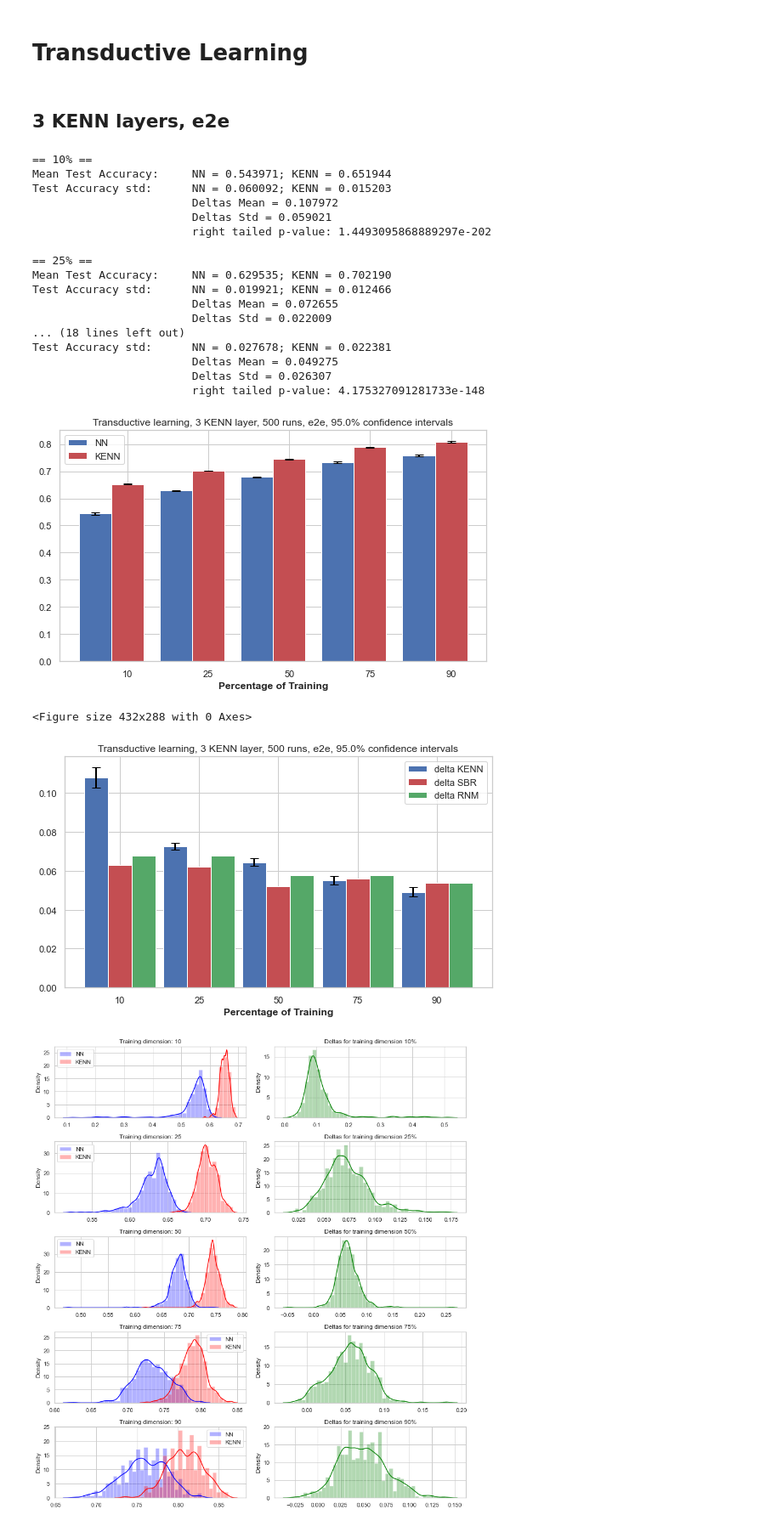
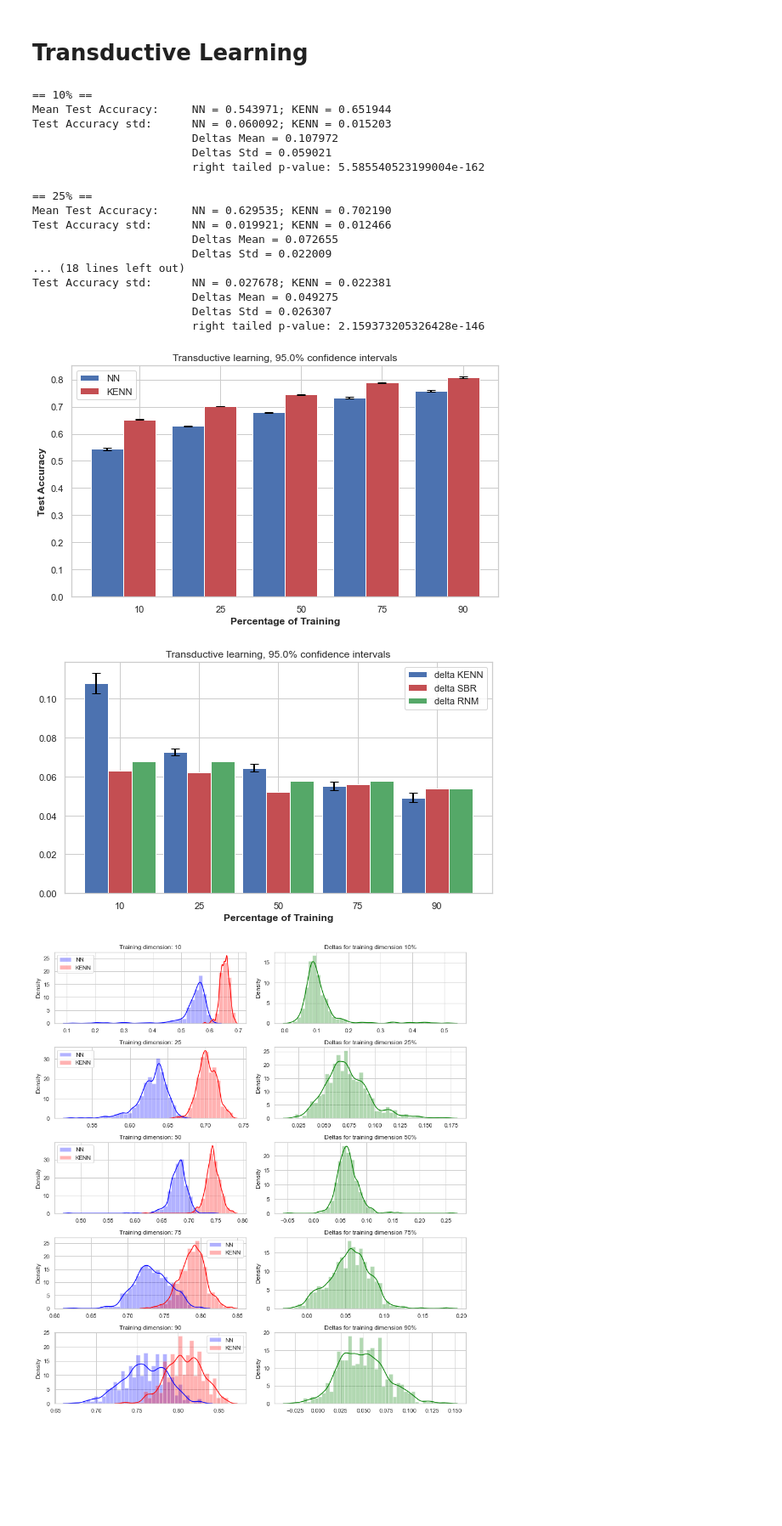
Before and after one commit to rmazzier/KENN-Citeseer-Experiments, a Jupyter notebook: final_results.ipynb, the cells around one changed output. Shown at 85% size. Cells and saved outputs as stored; diff of their text form; code cells hidden in the pictures; blank space fills up the shorter version.

```diff
--- a/final_results.ipynb
+++ b/final_results.ipynb
@@ -56,3 +46,0 @@ plot_histograms(history_inductive, 'history_inductive', bw=0.6, bins=40)
-# %%
-with open('results/greedy/results_inductive_500_g','rb') as input:
-    history_inductive_g = pickle.load(input)
@@ -96,7 +47,5 @@ plot_histograms(history_inductive_g, 'history_inductive_g', bw=0.6, bins=40)
 # %% [markdown]
 # Transductive Learning
-# %% [markdown]
-## 3 KENN layers, e2e
 # %%
 with open('results/e2e/results_transductive_500','rb') as input:
     history_transductive = pickle.load(input)
@@ -107,32 +52,31 @@ with open('results/e2e/results_transductive_500','rb') as input:
 # %%
 conf= 0.95
 
 print_and_plot_results(
     history_transductive,
-    plot_title="Transductive learning, 3 KENN layer, 500 runs, e2e, {}% confidence intervals".format(conf*100),
+    plot_title="Transductive learning, {}% confidence intervals".format(conf*100),
     other_deltas='t',
     confidence_level=conf)
 # %% [output]
 == 10% ==
 Mean Test Accuracy:     NN = 0.543971; KENN = 0.651944
 Test Accuracy std:      NN = 0.060092; KENN = 0.015203
                         Deltas Mean = 0.107972
                         Deltas Std = 0.059021
-                        right tailed p-value: 1.4493095868889297e-202
+                        right tailed p-value: 5.585540523199004e-162
 
 == 25% ==
 Mean Test Accuracy:     NN = 0.629535; KENN = 0.702190
 Test Accuracy std:      NN = 0.019921; KENN = 0.012466
                         Deltas Mean = 0.072655
                         Deltas Std = 0.022009
 ... (18 lines left out)
 Test Accuracy std:      NN = 0.027678; KENN = 0.022381
                         Deltas Mean = 0.049275
                         Deltas Std = 0.026307
-                        right tailed p-value: 4.175327091281733e-148
+                        right tailed p-value: 2.159373205326428e-146
-[figure, old version]
+[figure, new version]
-<Figure size 432x288 with 0 Axes>
-[figure, old version]
+[figure, new version]
 # %%
 plot_histograms(history_transductive, 'history_transductive', bw=0.6, bins=40)
 # %% [output]
```
Also changed, not shown: parts of 30 cells of this notebook, 40 other files.
